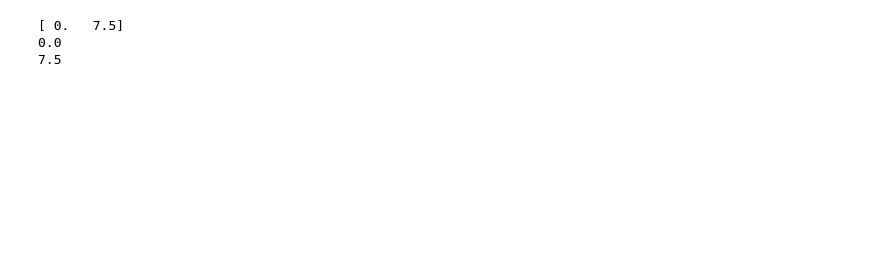
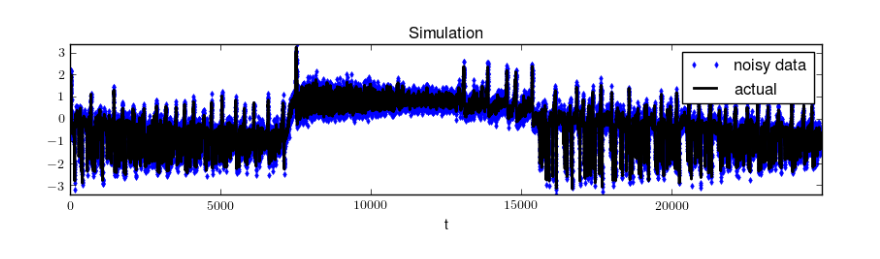
Before and after one commit to eschlaf2/kramer_rotation, a Jupyter notebook: Voss_Kalman.ipynb, the cells around one changed output. Cells and saved outputs as stored; diff of their text form; code cells hidden in the pictures; blank space fills up the shorter version.

```diff
--- a/Voss_Kalman.ipynb
+++ b/Voss_Kalman.ipynb
@@ -311,11 +161,3 @@ def f1(x1,x2,z):
 
 def f2(x2):
     return 0 * (x2 < -0.25) + ( 6*(x2 + 0.25) ) * (x2 >= -0.25)
-# %%
-print(f2(np.array([-1, 1])))
-print(f2(-1))
-print(f2(1))
-# %% [output]
-[ 0.   7.5]
-0.0
-7.5
@@ -321,0 +268,43 @@ print(f2(1))
+# %%
+# Generate true trajectory
+def integrate_model(p, initial_conditions):
+    true_state = np.zeros((len(initial_conditions),p.num_samples)) # allocate
+    true_state[:,0] = initial_conditions
+    for n in range(p.num_samples-1):
+        x_temp = true_state[:,n]
+        true_state[:,n+1] = integrator(steps=p.steps_per_sample,
+                                         function=model_function,
+                                         state=x_temp, params=p.parameters[:,n],
+                                         dt=p.dt_integrate,
+                                         noise=p.noise)
+    return true_state
+# %%
+def generate_simulation(p=kalman_parameters()):
+    '''
+    Simulates true and noisy trajectory based on previously
+    defined model and parameter functions
+    (Uses global vars)
+    '''
+    global observation_sigmas, parameters, augmented_state, Q, R, Pxx, noisy_data
+
+    # Simulate model
+    true_state = integrate_model(p,initial_conditions)
+    augmented_state = np.vstack((p.parameters*np.ones((p.dims_params,p.num_samples)),true_state)) if p.dims_params > 0 else true_state
+    dims_augmented_state = p.dims_params+p.dims_state_vars
+    Pxx = np.zeros((dims_augmented_state,dims_augmented_state,p.num_samples))
+
+    # Covariances
+    if not p.observation_sigmas:
+        p.observation_sigmas = [0.2*0.2*np.var(observation_function(p,augmented_state))]
+    Q, R, Pxx[:,:,0] = set_covariances(p.process_sigmas, p.observation_sigmas, p.Pxx0)
+
+    # Create noisy data from true trajectory
+    noisy_data = observation_function(p,augmented_state) + np.matmul(la.sqrtm(R),
+                                       np.random.randn(p.dims_observations,p.num_samples))
+
+    plot_simulated_data()
+# %%
+p = kalman_parameters()
+generate_simulation(p)
+# %% [output]
+[figure, added]
```
Also changed, not shown: parts of 14 cells of this notebook.
